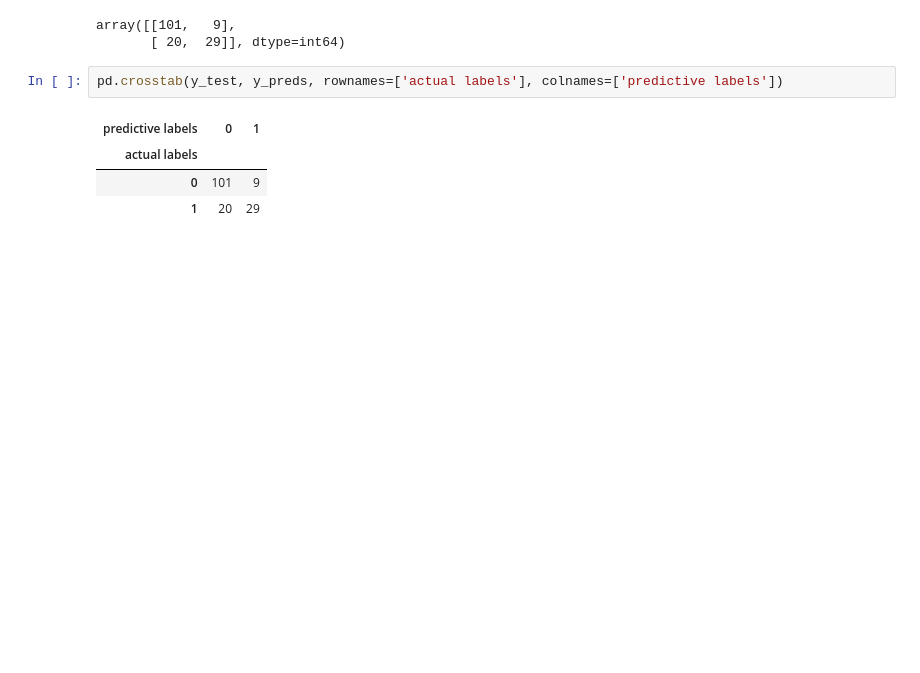
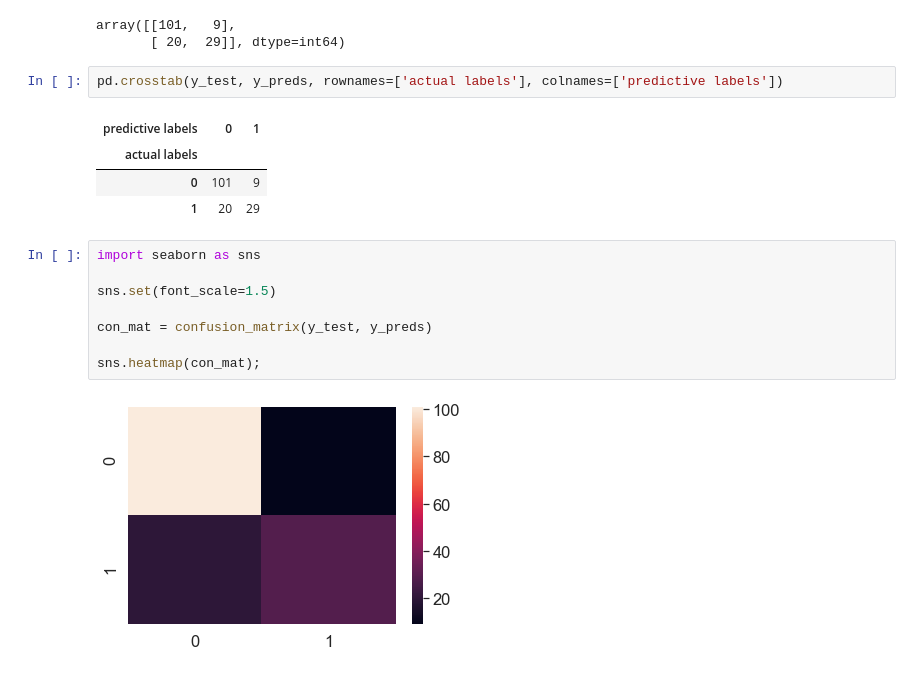
Before and after one commit to AI-LADS-tech/LADS-AI-Team, a Jupyter notebook: Model Evaluation.ipynb, the cells around one changed output. Saved outputs shown, nothing was run; the diff lists cells and outputs as text; blank space fills up the shorter version.

```diff
--- a/Model Evaluation.ipynb
+++ b/Model Evaluation.ipynb
@@ -152,3 +152,13 @@ pd.crosstab(y_test, y_preds, rownames=['actual labels'], colnames=['predictive l
 | actual labels |  |  |
 | 0 | 101 | 9 |
 | 1 | 20 | 29 |
+# %%
+import seaborn as sns
+
+sns.set(font_scale=1.5)
+
+con_mat = confusion_matrix(y_test, y_preds)
+
+sns.heatmap(con_mat);
+# %% [output]
+[figure, added]
```
Also changed, not shown: parts of 3 cells of this notebook.
